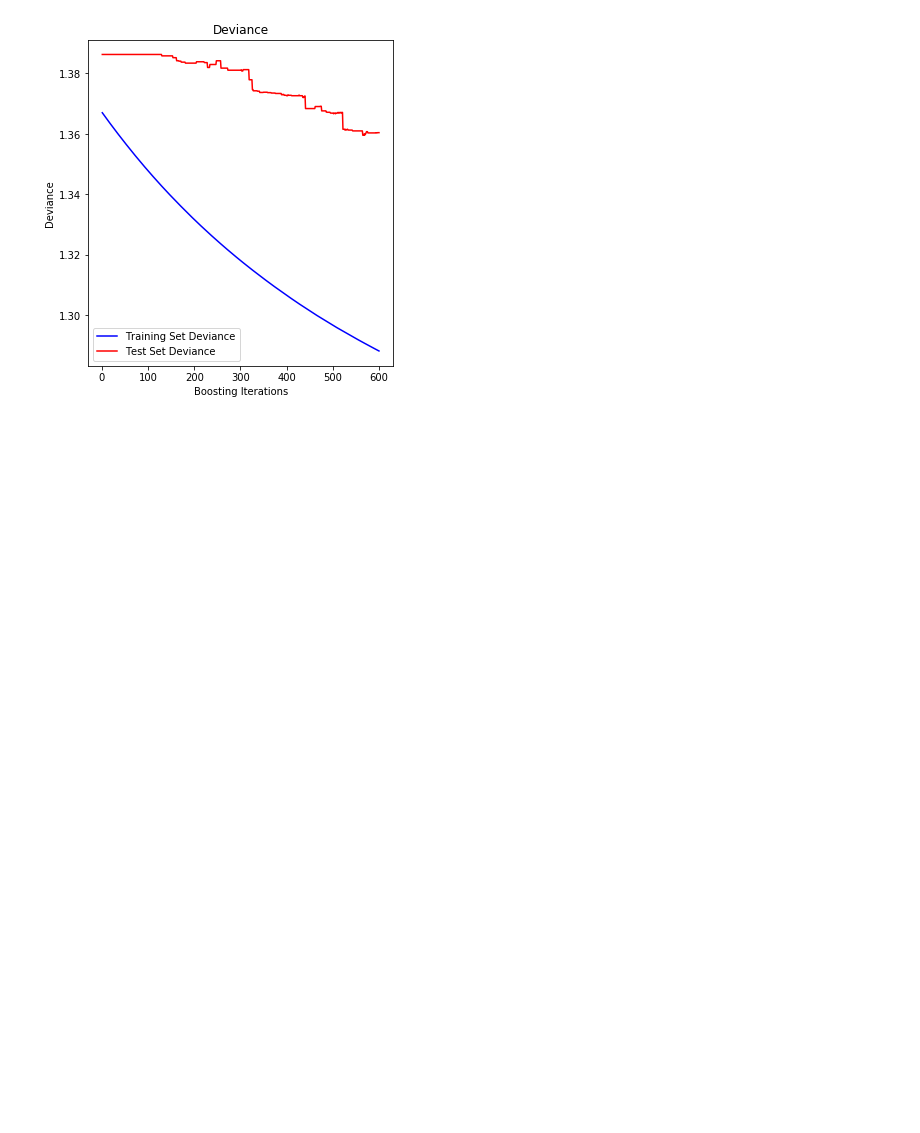
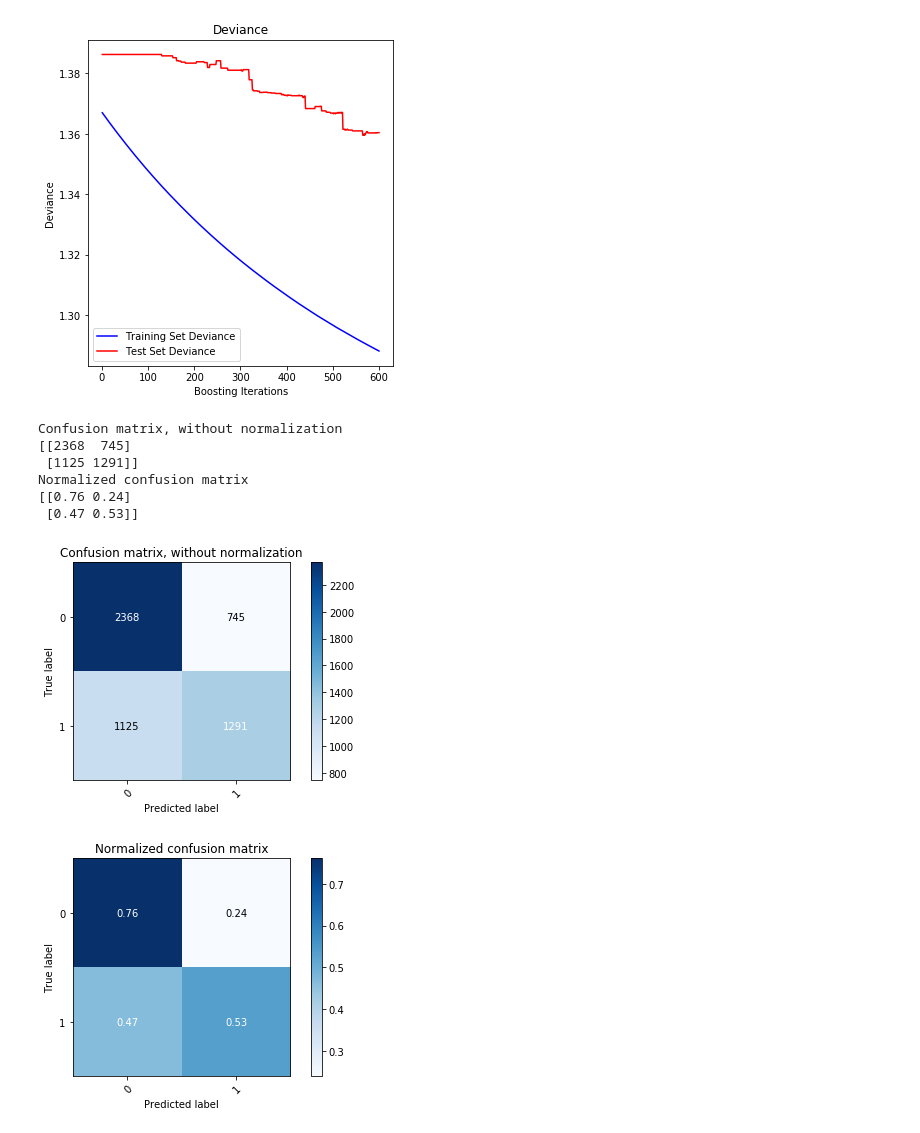
Before and after one commit to DKEENEY81/project, a Jupyter notebook: FulldataModel.ipynb, the cells around one changed output. Saved outputs shown, nothing was run; the diff lists cells and outputs as text; code cells hidden in the pictures; blank space fills up the shorter version.

```diff
--- a/FulldataModel.ipynb
+++ b/FulldataModel.ipynb
@@ -184,3 +187,5 @@ plt.ylabel('Deviance')
 # %% [output]
 Text(0, 0.5, 'Deviance')
 [figure]
+# %%
+class_names =["0","1"]
@@ -186,0 +248,21 @@ Text(0, 0.5, 'Deviance')
+# %%
+np.set_printoptions(precision=2)
+
+# Plot non-normalized confusion matrix
+plot_confusion_matrix(y_test, GBC.predict(X_test), classes=class_names,
+                      title='Confusion matrix, without normalization')
+
+# Plot normalized confusion matrix
+plot_confusion_matrix(y_test, GBC.predict(X_test), classes=class_names, normalize=True,
+                      title='Normalized confusion matrix')
+
+plt.show()
+# %% [output]
+Confusion matrix, without normalization
+[[2368  745]
+ [1125 1291]]
+Normalized confusion matrix
+[[0.76 0.24]
+ [0.47 0.53]]
+[figure, added]
+[figure, added]
```
Also changed, not shown: parts of 2 cells of this notebook.
